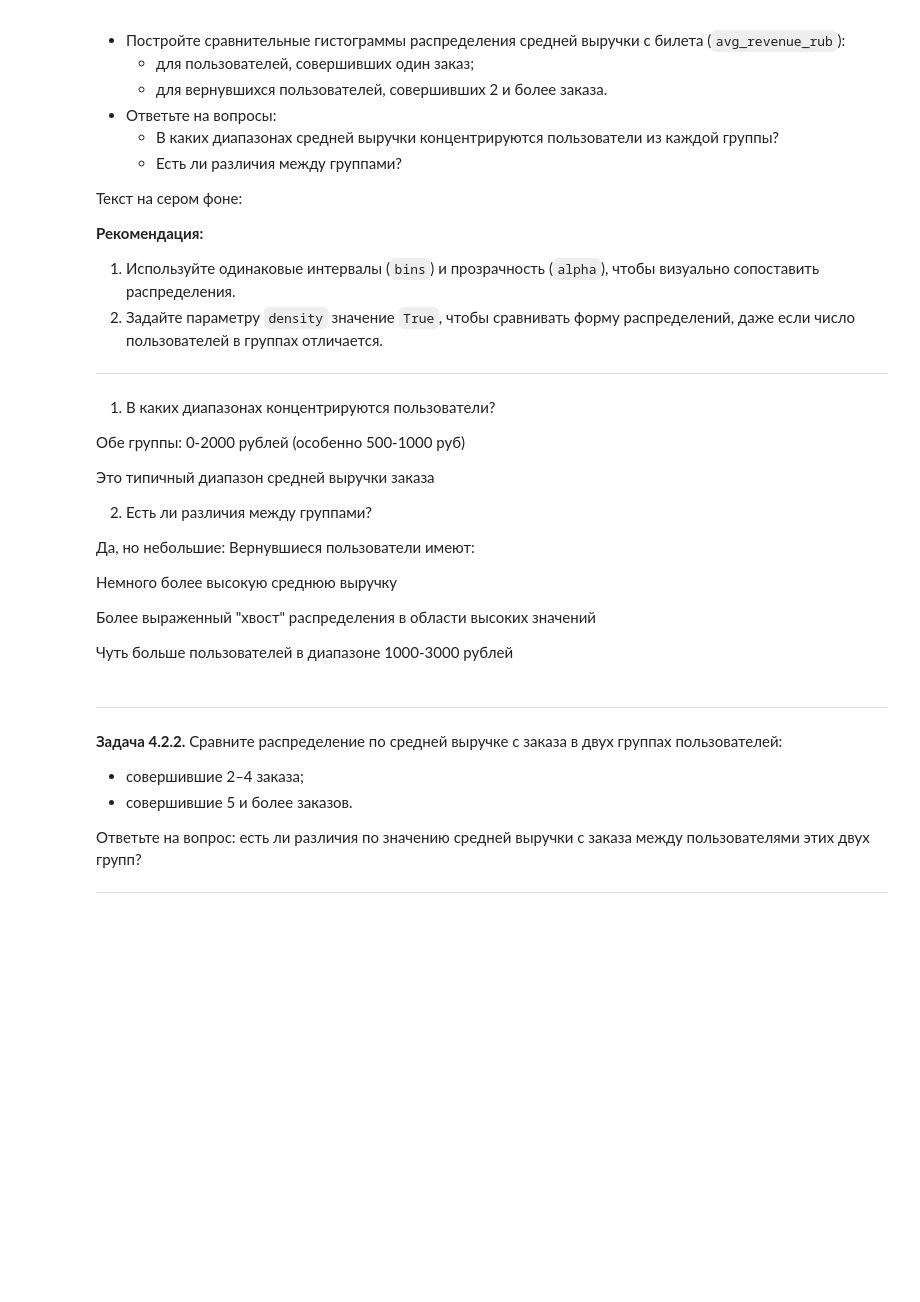
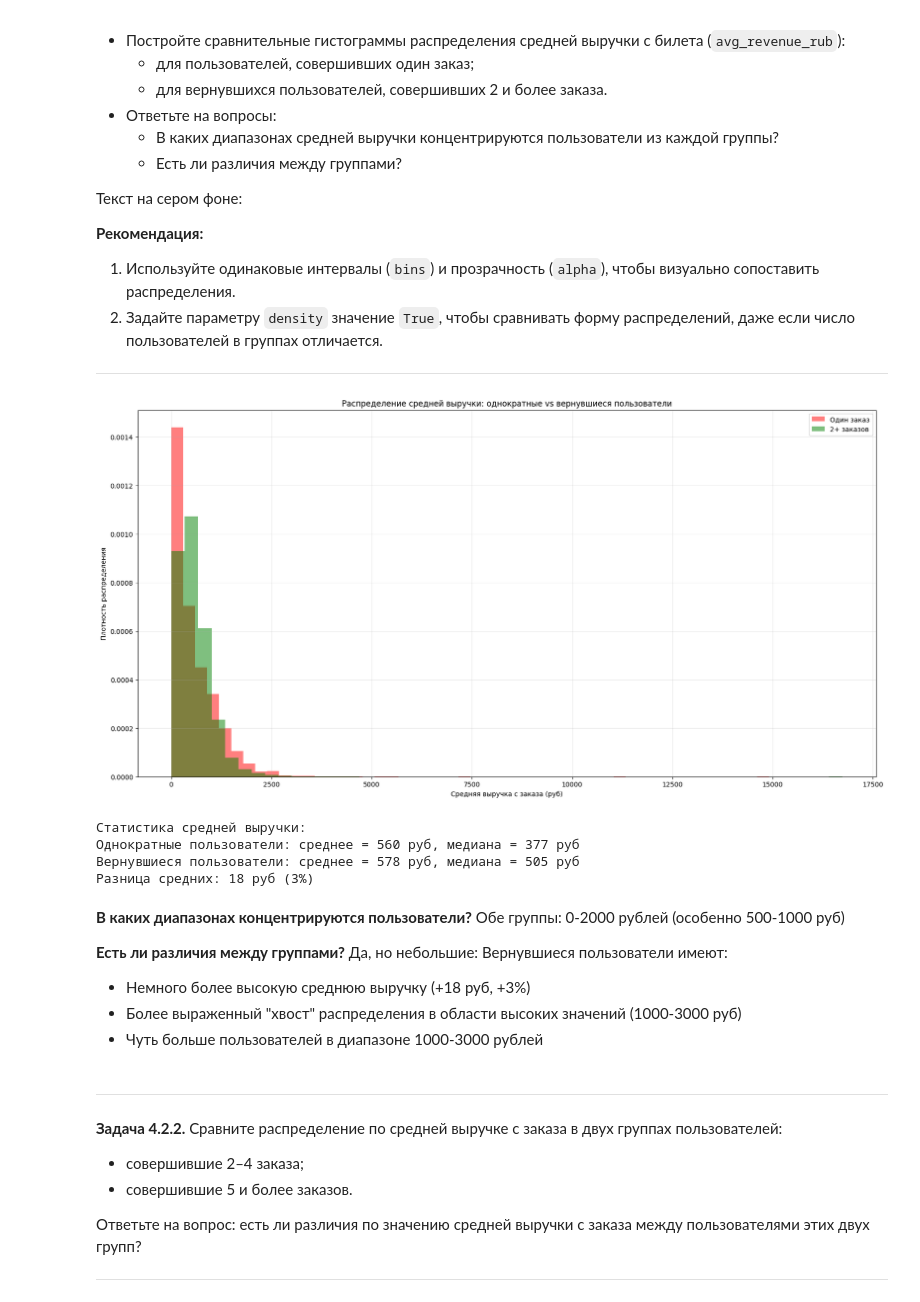
Before and after one commit to goskom030-git/yandex-afisha-analysis, a Jupyter notebook: b689e788-5b12-464d-9438-af0736e3047d.ipynb, the cells around one changed output. Cells and saved outputs as stored; diff of their text form; code cells hidden in the pictures; blank space fills up the shorter version.

```diff
--- a/b689e788-5b12-464d-9438-af0736e3047d.ipynb
+++ b/b689e788-5b12-464d-9438-af0736e3047d.ipynb
@@ -629,22 +630,3 @@ Name: revenue_rub, dtype: float64
 99.9% перцентиль: 5140.78 руб
 # %% [markdown]
 Думаю можно удалить все значения выше 99 процентиля
-# %%
-# Фильтруем по 99.9 перцентилю
-threshold = df['revenue_rub'].quantile(0.99)
-print(f"99.9 перцентиль: {threshold:.0f} руб")
-
-# Сколько удаляем
-outliers = df[df['revenue_rub'] > threshold]
-print(f"Удаляем: {len(outliers)} заказов ({len(outliers)/len(df)*100:.2f}%)")
-
-# Применяем фильтр
-df = df[df['revenue_rub'] <= threshold]
-print(f"Осталось: {len(df)} заказов")
-
-plt.figure(figsize=(12,5))
-df.boxplot(column='revenue_rub', vert=False, grid=True, figsize=(12,6))
-plt.title('Диаграмма размаха по выручке после удаления выбросов')
-plt.show()
-plt.tight_layout()
-plt.show()
@@ -973,9 +1036,0 @@ KeyError: 'orders_count'
-# %%
-print(user_profile['orders_count'].describe())
-# Вычисляем 99 перцентиль
-percentile = user_profile['orders_count'].quantile(0.99)
-print(f"99 перцентиль orders_count: {percentile}")
-# Удаляем строки >= 99 перцентиля
-user_profile_filtered = user_profile[user_profile['orders_count'] < percentile]
-
-print(user_profile_filtered['orders_count'].describe())
@@ -1290,31 +1565,40 @@ else:
 # %%
 one_order_users = user_profile_filtered[user_profile_filtered['is_two']==0]
 returned_users  = user_profile_filtered[user_profile_filtered['is_two']==1]
 
 revenue_one_order = one_order_users['avg_revenue_rub']
 revenue_returned = returned_users['avg_revenue_rub']
 
 plt.figure(figsize=(20,10))
-plt.hist(revenue_one_order, bins=50, alpha=0.5, label='Не вернулись', density=True)
-plt.hist(revenue_returned, bins=50, alpha=0.5, label='Вернулись', density=True)
+plt.hist(revenue_one_order, bins=50, alpha=0.5, label='Один заказ', density=True, color='red')
+plt.hist(revenue_returned, bins=50, alpha=0.5, label='2+ заказов', density=True, color='green')
 plt.legend()
+plt.xlabel('Средняя выручка с заказа (руб)')
+plt.ylabel('Плотность распределения')
+plt.title('Распределение средней выручки: однократные vs вернувшиеся пользователи')
+plt.grid(alpha=0.3)
 plt.show()
+
+# Выводим статистику
+print(f"Статистика средней выручки:")
+print(f"Однократные пользователи: среднее = {revenue_one_order.mean():.0f} руб, медиана = {revenue_one_order.median():.0f} руб")
+print(f"Вернувшиеся пользователи: среднее = {revenue_returned.mean():.0f} руб, медиана = {revenue_returned.median():.0f} руб")
+print(f"Разница средних: {revenue_returned.mean() - revenue_one_order.mean():.0f} руб ({((revenue_returned.mean() - revenue_one_order.mean())/revenue_one_order.mean()*100):.0f}%)")
+# %% [output]
+[figure, added]
+Статистика средней выручки:
+Однократные пользователи: среднее = 560 руб, медиана = 377 руб
+Вернувшиеся пользователи: среднее = 578 руб, медиана = 505 руб
+Разница средних: 18 руб (3%)
 # %% [markdown]
-1. В каких диапазонах концентрируются пользователи?
-
+**В каких диапазонах концентрируются пользователи?**
 Обе группы: 0-2000 рублей (особенно 500-1000 руб)
 
-Это типичный диапазон средней выручки заказа
-
-2. Есть ли различия между группами?
-
+**Есть ли различия между группами?**
 Да, но небольшие: Вернувшиеся пользователи имеют:
-
-Немного более высокую среднюю выручку
-
-Более выраженный "хвост" распределения в области высоких значений
-
-Чуть больше пользователей в диапазоне 1000-3000 рублей
+- Немного более высокую среднюю выручку (+18 руб, +3%)
+- Более выраженный "хвост" распределения в области высоких значений (1000-3000 руб)
+- Чуть больше пользователей в диапазоне 1000-3000 рублей
 # %% [markdown]
 ---
 
```
Also changed, not shown: parts of 53 cells of this notebook, 1 other file.
